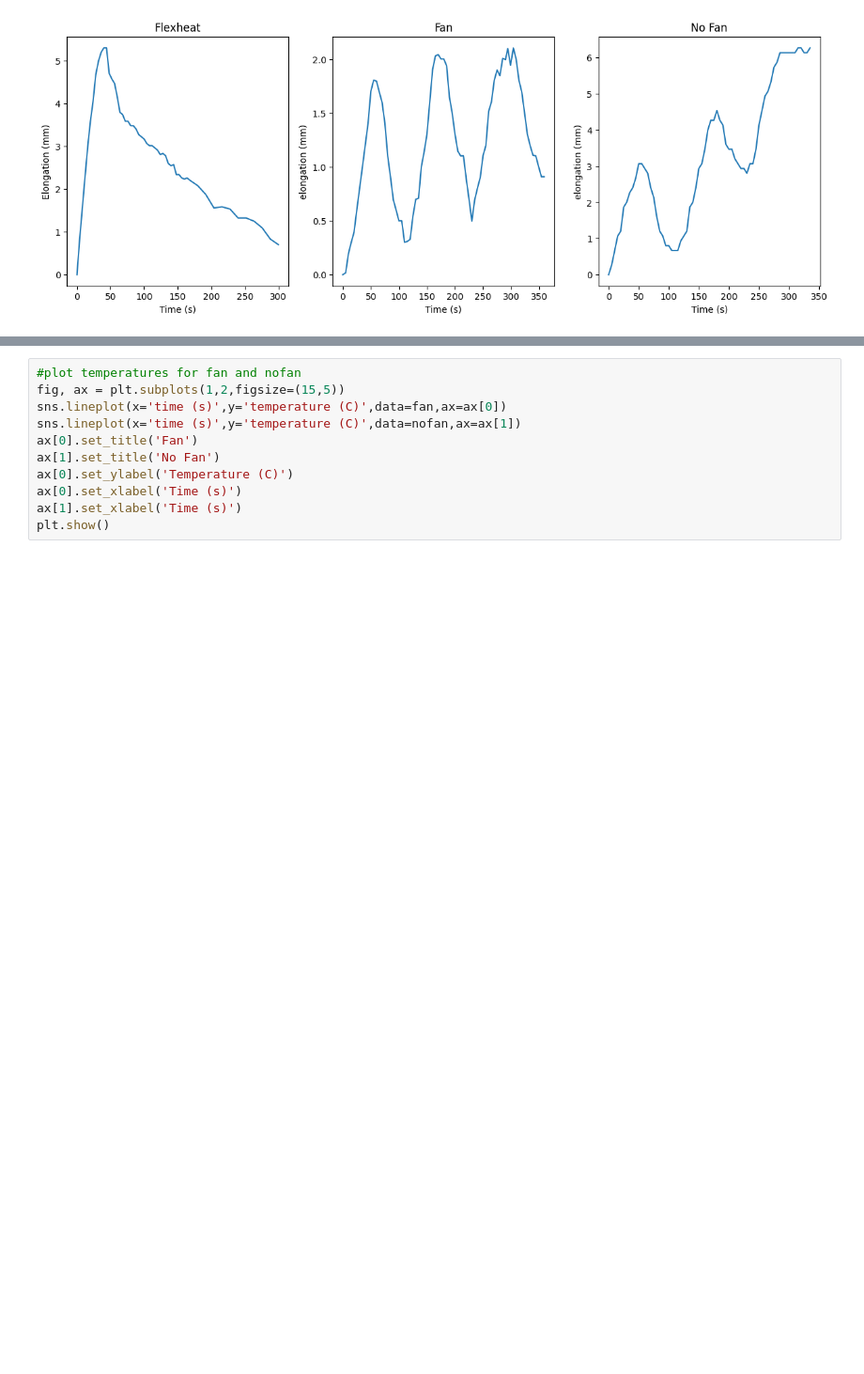
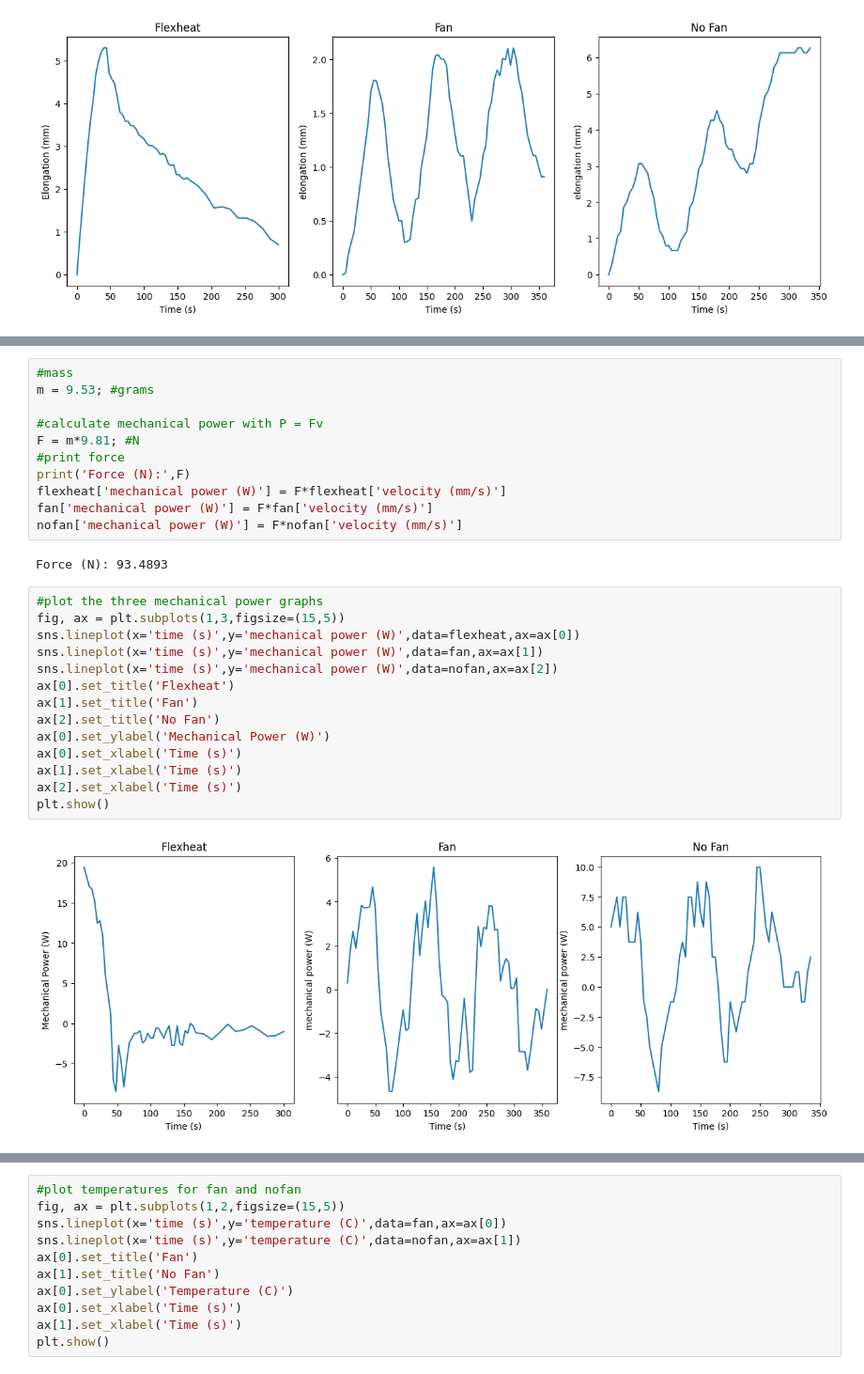
Before and after one commit to te5msride/peltier-comparisons, a Jupyter notebook: peltiercomparisons.ipynb, the cells around one changed output, grey strips where cells are left out. Shown at 94% size. Cells and saved outputs as stored; diff of their text form; blank space fills up the shorter version.

```diff
--- a/peltiercomparisons.ipynb
+++ b/peltiercomparisons.ipynb
@@ -46,0 +68,29 @@ plt.show()
+# %%
+#mass
+m = 9.53; #grams
+
+#calculate mechanical power with P = Fv
+F = m*9.81; #N
+#print force
+print('Force (N):',F)
+flexheat['mechanical power (W)'] = F*flexheat['velocity (mm/s)']
+fan['mechanical power (W)'] = F*fan['velocity (mm/s)']
+nofan['mechanical power (W)'] = F*nofan['velocity (mm/s)']
+# %% [output]
+Force (N): 93.4893
+# %%
+#plot the three mechanical power graphs
+fig, ax = plt.subplots(1,3,figsize=(15,5))
+sns.lineplot(x='time (s)',y='mechanical power (W)',data=flexheat,ax=ax[0])
+sns.lineplot(x='time (s)',y='mechanical power (W)',data=fan,ax=ax[1])
+sns.lineplot(x='time (s)',y='mechanical power (W)',data=nofan,ax=ax[2])
+ax[0].set_title('Flexheat')
+ax[1].set_title('Fan')
+ax[2].set_title('No Fan')
+ax[0].set_ylabel('Mechanical Power (W)')
+ax[0].set_xlabel('Time (s)')
+ax[1].set_xlabel('Time (s)')
+ax[2].set_xlabel('Time (s)')
+plt.show()
+# %% [output]
+[figure, added]
```
Also changed, not shown: parts of 5 cells of this notebook.
